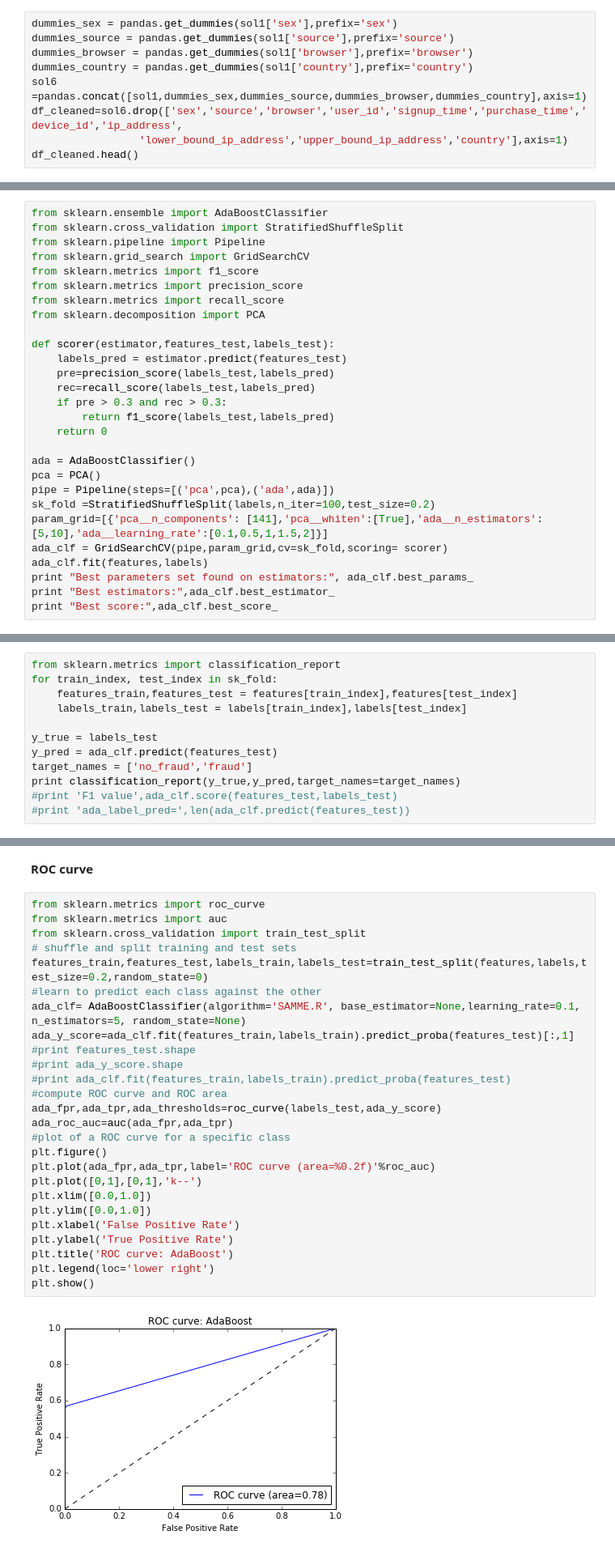
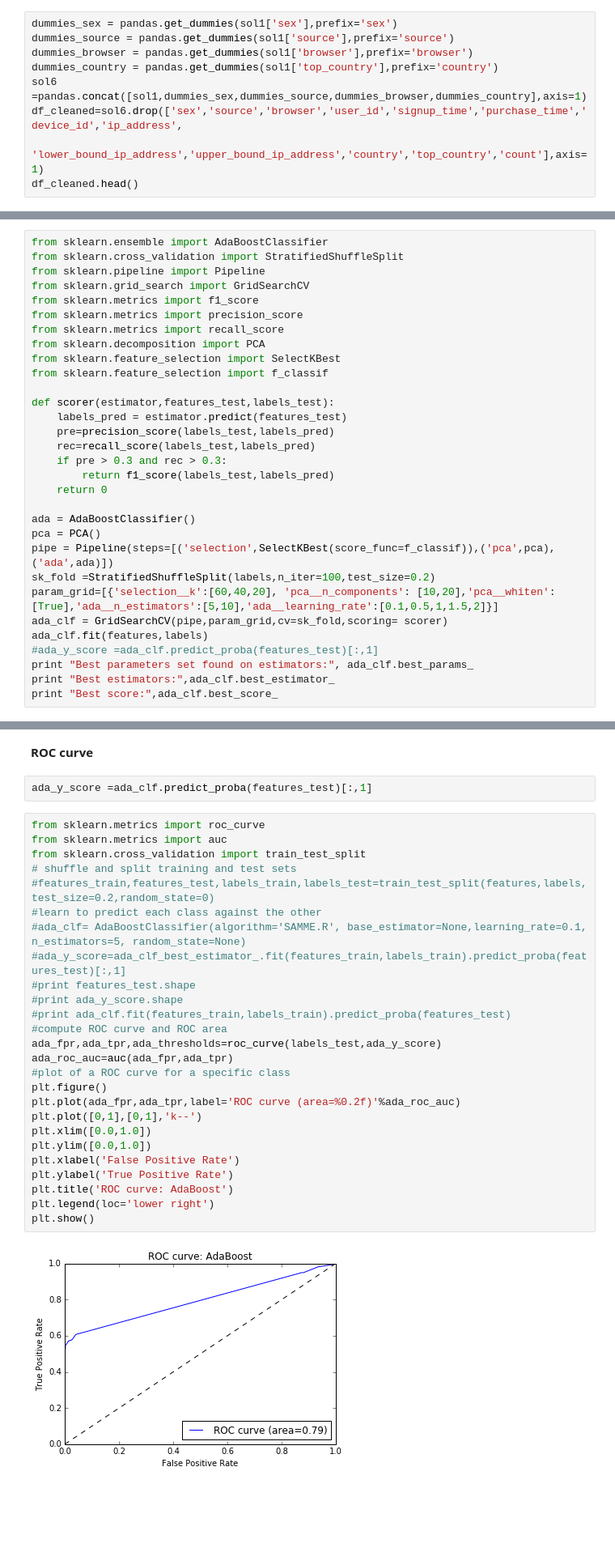
Before and after one commit to yutsai84/Fraud_detection, a Jupyter notebook: Fraud.ipynb, the cells around one changed output, grey strips where cells are left out. Shown: that part at 81% size. Drawn from its saved outputs; the diff is of its cells as text; blank space fills up the shorter version.

```diff
--- a/Fraud.ipynb
+++ b/Fraud.ipynb
@@ -376,10 +405,10 @@ sol1.head()
 dummies_sex = pandas.get_dummies(sol1['sex'],prefix='sex')
 dummies_source = pandas.get_dummies(sol1['source'],prefix='source')
 dummies_browser = pandas.get_dummies(sol1['browser'],prefix='browser')
-dummies_country = pandas.get_dummies(sol1['country'],prefix='country')
+dummies_country = pandas.get_dummies(sol1['top_country'],prefix='country')
 sol6 =pandas.concat([sol1,dummies_sex,dummies_source,dummies_browser,dummies_country],axis=1)
 df_cleaned=sol6.drop(['sex','source','browser','user_id','signup_time','purchase_time','device_id','ip_address',
-                 'lower_bound_ip_address','upper_bound_ip_address','country'],axis=1)
+                 'lower_bound_ip_address','upper_bound_ip_address','country','top_country','count'],axis=1)
 df_cleaned.head()
 # %% [output]
 |  | purchase_value | age | class | delta | share_device | share_ip | sex_F | sex_M | source_Ads | ... |
@@ -548,6 +577,8 @@ from sklearn.metrics import f1_score
 from sklearn.metrics import precision_score
 from sklearn.metrics import recall_score
 from sklearn.decomposition import PCA
+from sklearn.feature_selection import SelectKBest
+from sklearn.feature_selection import f_classif
 
 def scorer(estimator,features_test,labels_test):
     labels_pred = estimator.predict(features_test)
@@ -559,11 +590,12 @@ def scorer(estimator,features_test,labels_test):
 
 ada = AdaBoostClassifier()
 pca = PCA()
-pipe = Pipeline(steps=[('pca',pca),('ada',ada)])
+pipe = Pipeline(steps=[('selection',SelectKBest(score_func=f_classif)),('pca',pca),('ada',ada)])
 sk_fold =StratifiedShuffleSplit(labels,n_iter=100,test_size=0.2)
-param_grid=[{'pca__n_components': [141],'pca__whiten':[True],'ada__n_estimators':[5,10],'ada__learning_rate':[0.1,0.5,1,1.5,2]}]
+param_grid=[{'selection__k':[60,40,20], 'pca__n_components': [10,20],'pca__whiten':[True],'ada__n_estimators':[5,10],'ada__learning_rate':[0.1,0.5,1,1.5,2]}]
 ada_clf = GridSearchCV(pipe,param_grid,cv=sk_fold,scoring= scorer)
 ada_clf.fit(features,labels)
+#ada_y_score =ada_clf.predict_proba(features_test)[:,1]
 print "Best parameters set found on estimators:", ada_clf.best_params_
 print "Best estimators:",ada_clf.best_estimator_
 print "Best score:",ada_clf.best_score_
@@ -575,12 +606,0 @@ print len(test_index)
-# %%
-from sklearn.metrics import classification_report
-for train_index, test_index in sk_fold:
-    features_train,features_test = features[train_index],features[test_index]
-    labels_train,labels_test = labels[train_index],labels[test_index]
-
-y_true = labels_test
-y_pred = ada_clf.predict(features_test)
-target_names = ['no_fraud','fraud']
-print classification_report(y_true,y_pred,target_names=target_names)
-#print 'F1 value',ada_clf.score(features_test,labels_test)
-#print 'ada_label_pred=',len(ada_clf.predict(features_test))
@@ -596,32 +662,34 @@ print classification_report(y_true,y_pred,target_names=target_names)
 # print 'ada_recall is:',ada_recall
 # %% [markdown]
 **ROC curve**
+# %%
+ada_y_score =ada_clf.predict_proba(features_test)[:,1]
 # %%
 from sklearn.metrics import roc_curve
 from sklearn.metrics import auc
 from sklearn.cross_validation import train_test_split
 # shuffle and split training and test sets
-features_train,features_test,labels_train,labels_test=train_test_split(features,labels,test_size=0.2,random_state=0)
+#features_train,features_test,labels_train,labels_test=train_test_split(features,labels,test_size=0.2,random_state=0)
 #learn to predict each class against the other
-ada_clf= AdaBoostClassifier(algorithm='SAMME.R', base_estimator=None,learning_rate=0.1, n_estimators=5, random_state=None)
-ada_y_score=ada_clf.fit(features_train,labels_train).predict_proba(features_test)[:,1]
+#ada_clf= AdaBoostClassifier(algorithm='SAMME.R', base_estimator=None,learning_rate=0.1, n_estimators=5, random_state=None)
+#ada_y_score=ada_clf_best_estimator_.fit(features_train,labels_train).predict_proba(features_test)[:,1]
 #print features_test.shape
 #print ada_y_score.shape
 #print ada_clf.fit(features_train,labels_train).predict_proba(features_test)
 #compute ROC curve and ROC area
 ada_fpr,ada_tpr,ada_thresholds=roc_curve(labels_test,ada_y_score)
 ada_roc_auc=auc(ada_fpr,ada_tpr)
 #plot of a ROC curve for a specific class
 plt.figure()
-plt.plot(ada_fpr,ada_tpr,label='ROC curve (area=%0.2f)'%roc_auc)
+plt.plot(ada_fpr,ada_tpr,label='ROC curve (area=%0.2f)'%ada_roc_auc)
 plt.plot([0,1],[0,1],'k--')
 plt.xlim([0.0,1.0])
 plt.ylim([0.0,1.0])
 plt.xlabel('False Positive Rate')
 plt.ylabel('True Positive Rate')
 plt.title('ROC curve: AdaBoost')
 plt.legend(loc='lower right')
 plt.show()
 # %% [output]
-[figure, old version]
+[figure, new version]
 # %% [markdown]
```
Also changed, not shown: parts of 59 cells of this notebook.
